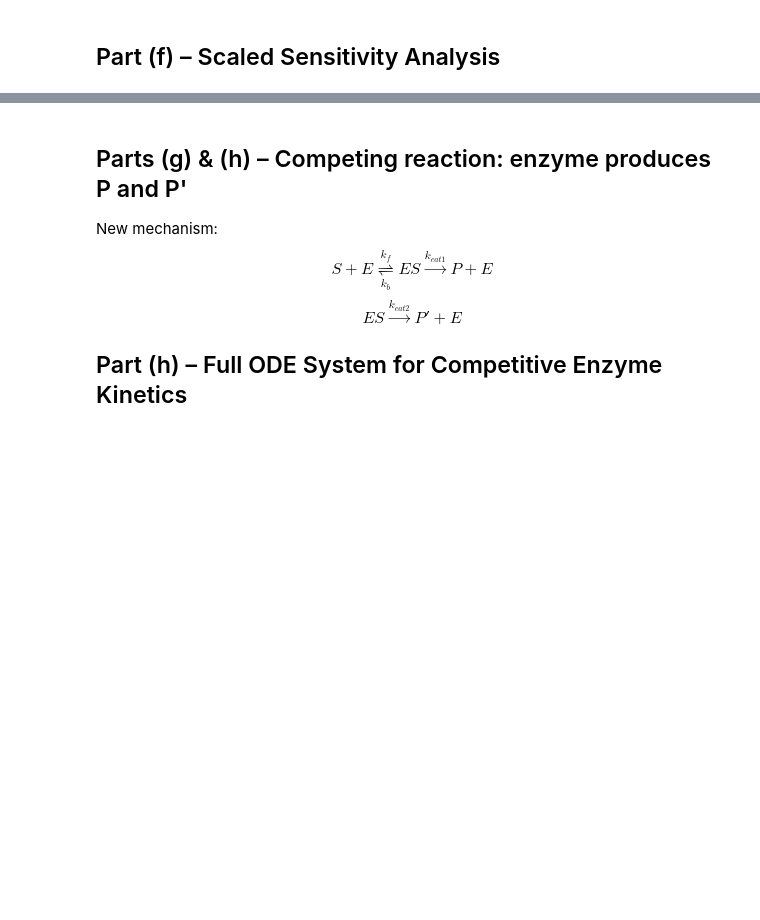
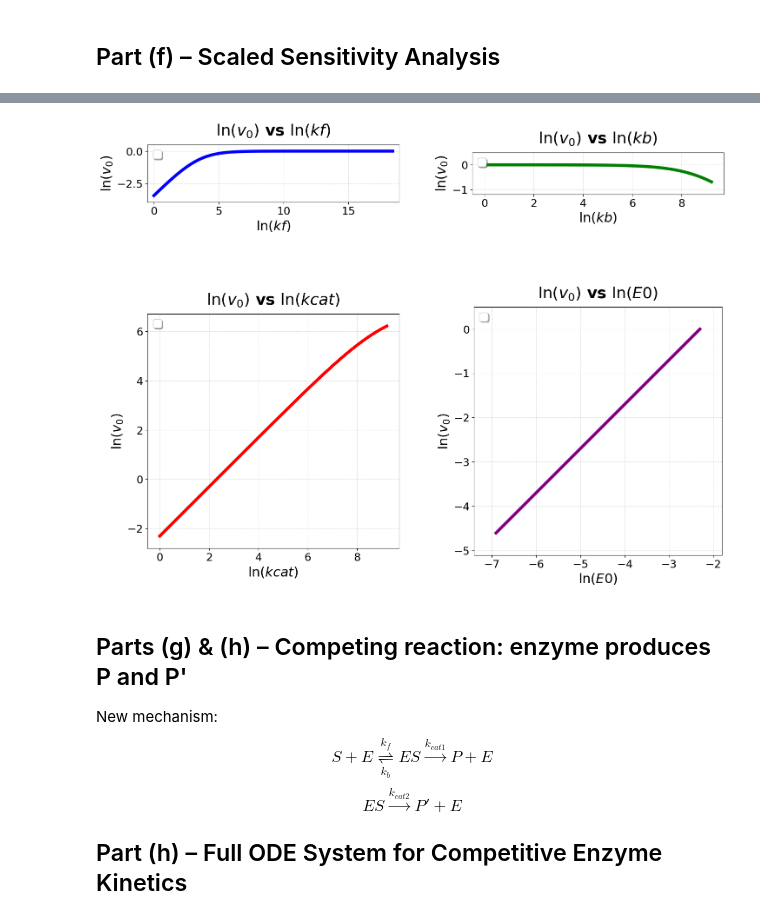
Before and after one commit to Noah-Paga/Bioreactor-mod-simulation, a Jupyter notebook: Project_1/Ex1.ipynb, the cells around one changed output, grey strips where cells are left out. Saved outputs shown, nothing was run; the diff lists cells and outputs as text; code cells hidden in the pictures; blank space fills up the shorter version.

Commit message:
Added individual plotting of the sens. for eahcparameter in f

```diff
--- a/Project_1/Ex1.ipynb
+++ b/Project_1/Ex1.ipynb
@@ -227,3 +227,37 @@ plt.show()
+# %%
+
+# Individual plotting of the sensitivity for each parameter
+fig, axes = plt.subplots(2, 2, figsize=(16, 14))
+axes = axes.flatten()
+
+params_list = [
+    ('kf', kf_range, 'blue'),
+    ('kb', kb_range, 'green'),
+    ('kcat', kcat_range, 'red'),
+    ('E0', E0_range, 'purple')
+]
+
+ref_params = {'kf': kf_ref, 'kb': kb_ref, 'kcat': kcat_ref, 'E0': E0_ref}
+
+for i, (name, rng, color) in enumerate(params_list):
+    ln_p, ln_v = get_log_data(name, rng)
+
+    # Plotting
+    axes[i].plot(ln_p, ln_v, color=color, lw=5)
+    axes[i].set_title(rf'$\ln(v_0)$ vs $\ln({name})$', fontsize=26, fontweight='bold', pad=15)
+    axes[i].set_xlabel(rf'$\ln(\mathit{{{name}}})$', fontsize=22)
+    axes[i].set_ylabel(r'$\ln(v_0)$', fontsize=22)
+    axes[i].set_xlim(ln_p.min() - 0.5, ln_p.max() + 0.5)
+    axes[i].set_ylim(ln_v.min() - 0.5, ln_v.max() + 0.5)
+    axes[i].tick_params(axis='both', which='major', labelsize=18)
+    axes[i].grid(True, alpha=0.4, linestyle='--')
+    axes[i].legend(fontsize=18, loc='upper left', frameon=True, shadow=True)
+    axes[i].set_aspect('equal', adjustable='box')
+
+plt.tight_layout(pad=5.0)
+plt.show()
+# %% [output]
+[figure, added]
 # %% [markdown]
 ## Parts (g) & (h) – Competing reaction: enzyme produces P and P'
 
```
Also changed, not shown: parts of 3 cells of this notebook.
